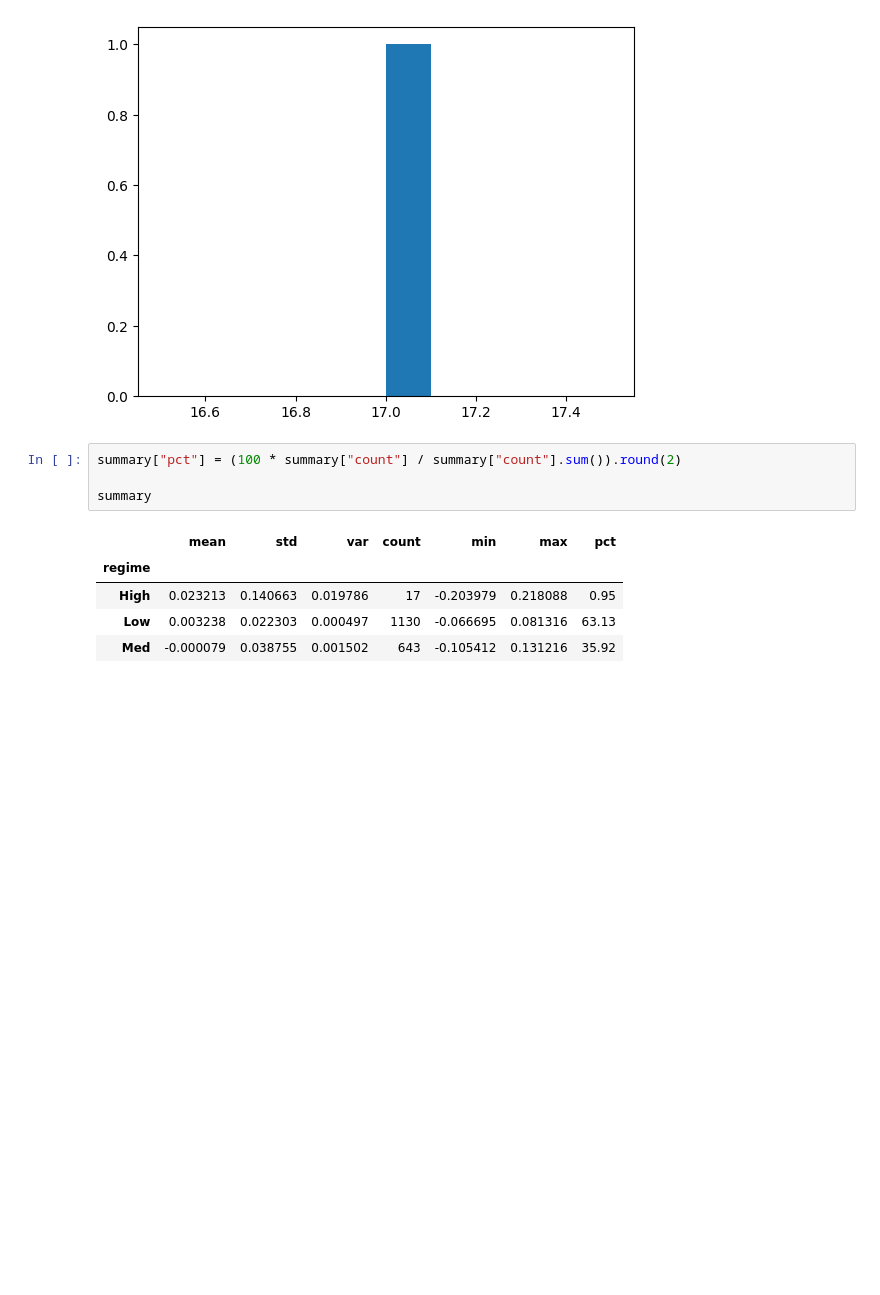
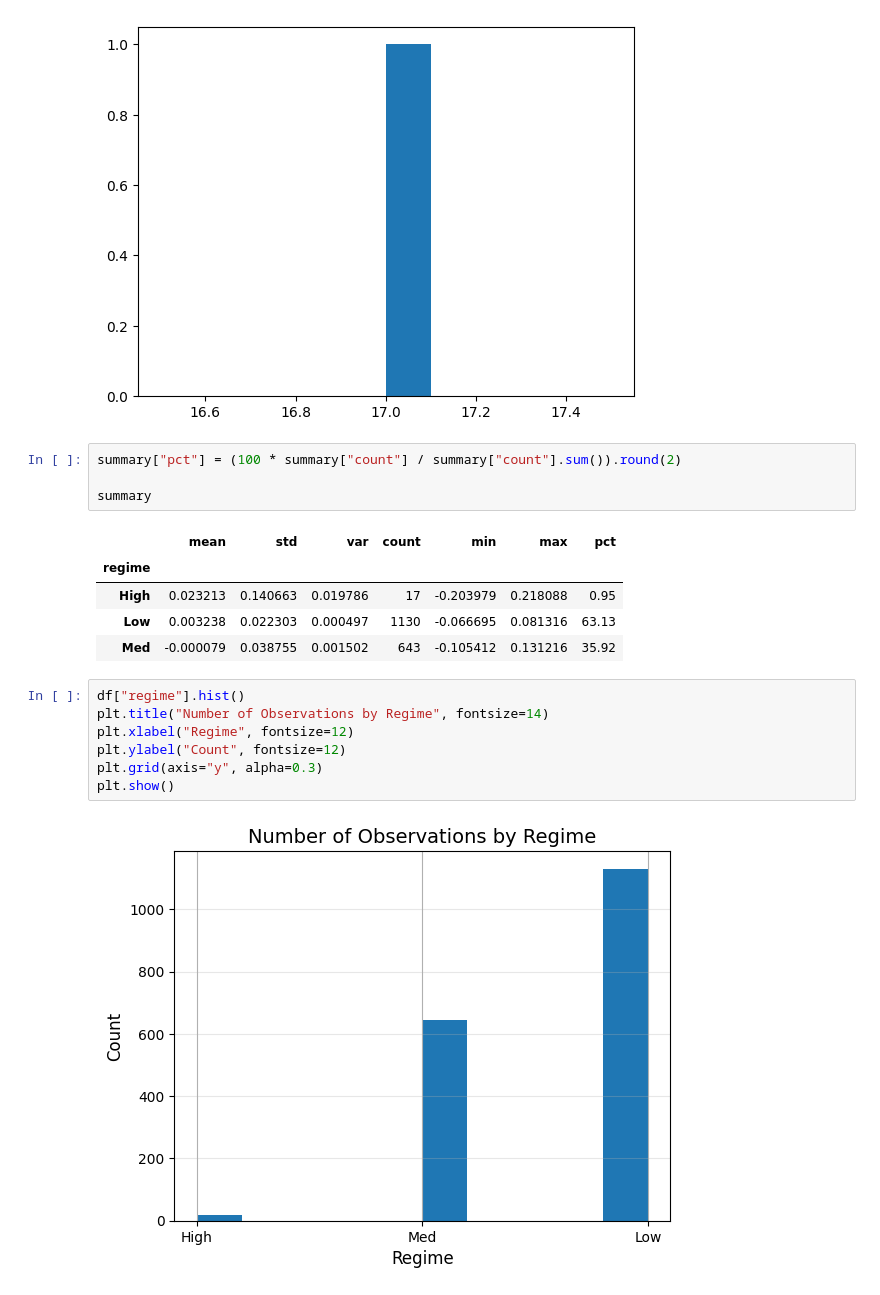
Before and after one commit to NickJNelson03/Market-Regimes-HMM, a Jupyter notebook: notebooks/02_train_hmm.ipynb, the cells around one changed output. Drawn from its saved outputs; the diff is of its cells as text; blank space fills up the shorter version.

Commit message:
Additional Observation Graphic

```diff
--- a/notebooks/02_train_hmm.ipynb
+++ b/notebooks/02_train_hmm.ipynb
@@ -544,3 +544,12 @@ summary
 | High | 0.023213 | 0.140663 | 0.019786 | 17 | -0.203979 | 0.218088 | 0.95 |
 | Low | 0.003238 | 0.022303 | 0.000497 | 1130 | -0.066695 | 0.081316 | 63.13 |
 | Med | -0.000079 | 0.038755 | 0.001502 | 643 | -0.105412 | 0.131216 | 35.92 |
+# %%
+df["regime"].hist()
+plt.title("Number of Observations by Regime", fontsize=14)
+plt.xlabel("Regime", fontsize=12)
+plt.ylabel("Count", fontsize=12)
+plt.grid(axis="y", alpha=0.3)
+plt.show()
+# %% [output]
+[figure, added]
```
